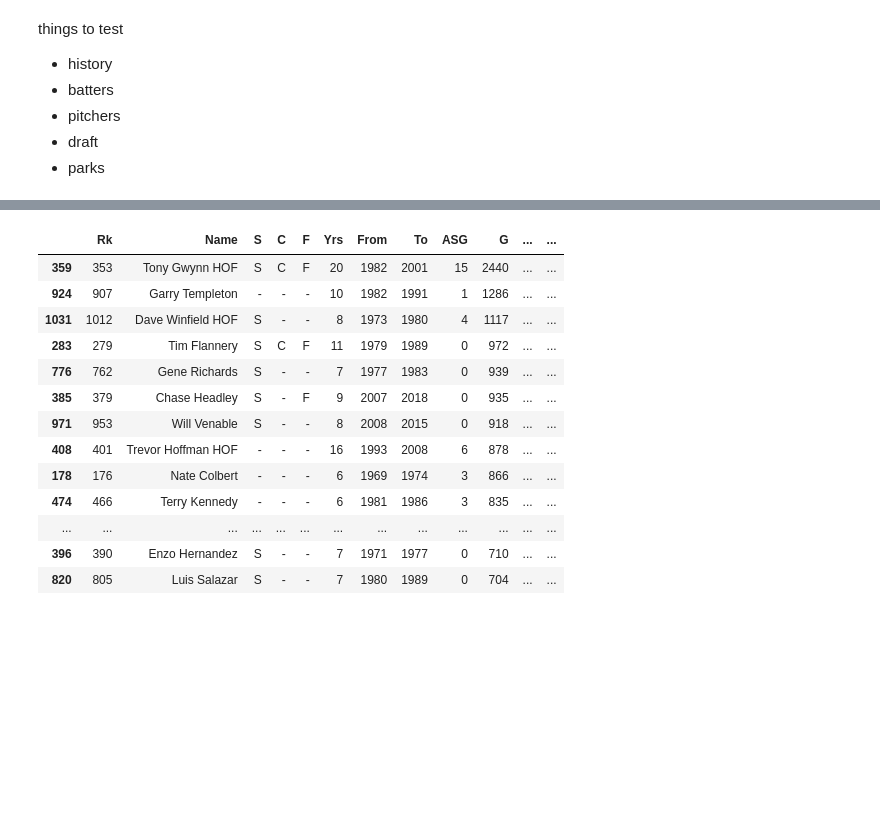
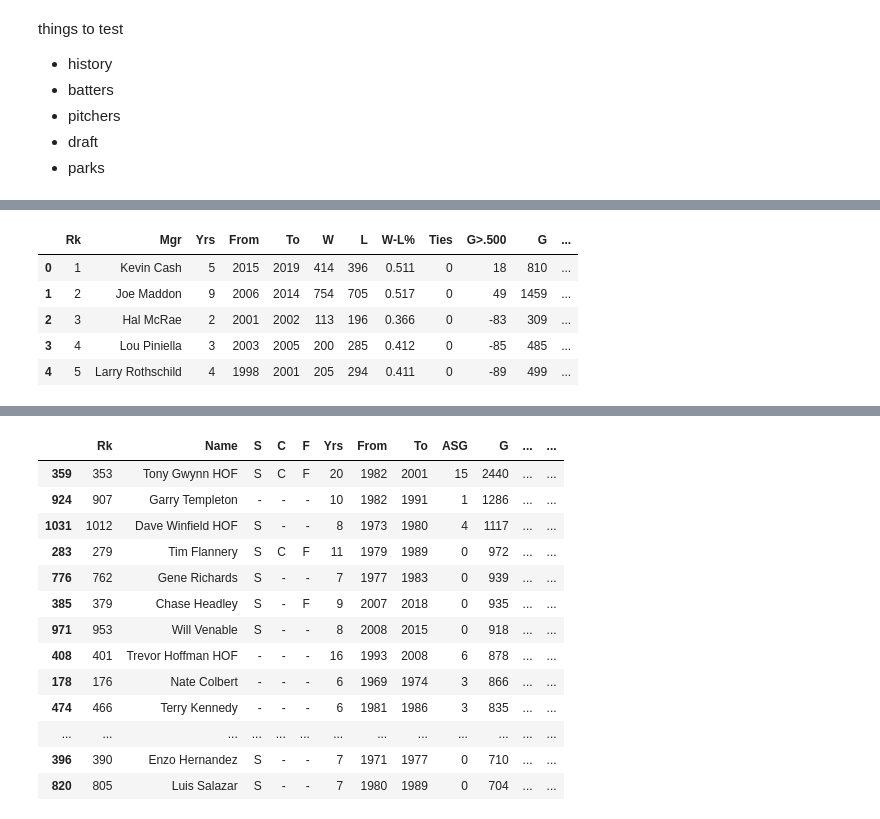
Before and after one commit to double-dose-larry/sportsref, a Jupyter notebook: test_franchises.ipynb, the cells around one changed output, grey strips where cells are left out. Cells and saved outputs as stored; diff of their text form; code cells hidden in the pictures; blank space fills up the shorter version.

```diff
--- a/test_franchises.ipynb
+++ b/test_franchises.ipynb
@@ -20,0 +20,9 @@ padres.hist("history")
+# %%
+padres.managers()
+# %% [output]
+|  | Rk | Mgr | Yrs | From | To | W | L | W-L% | Ties | G>.500 | G | ... |
+| 0 | 1 | Kevin Cash | 5 | 2015 | 2019 | 414 | 396 | 0.511 | 0 | 18 | 810 | ... |
+| 1 | 2 | Joe Maddon | 9 | 2006 | 2014 | 754 | 705 | 0.517 | 0 | 49 | 1459 | ... |
+| 2 | 3 | Hal McRae | 2 | 2001 | 2002 | 113 | 196 | 0.366 | 0 | -83 | 309 | ... |
+| 3 | 4 | Lou Piniella | 3 | 2003 | 2005 | 200 | 285 | 0.412 | 0 | -85 | 485 | ... |
+| 4 | 5 | Larry Rothschild | 4 | 1998 | 2001 | 205 | 294 | 0.411 | 0 | -89 | 499 | ... |
```
Also changed, not shown: parts of 7 cells of this notebook, 2 other files.
